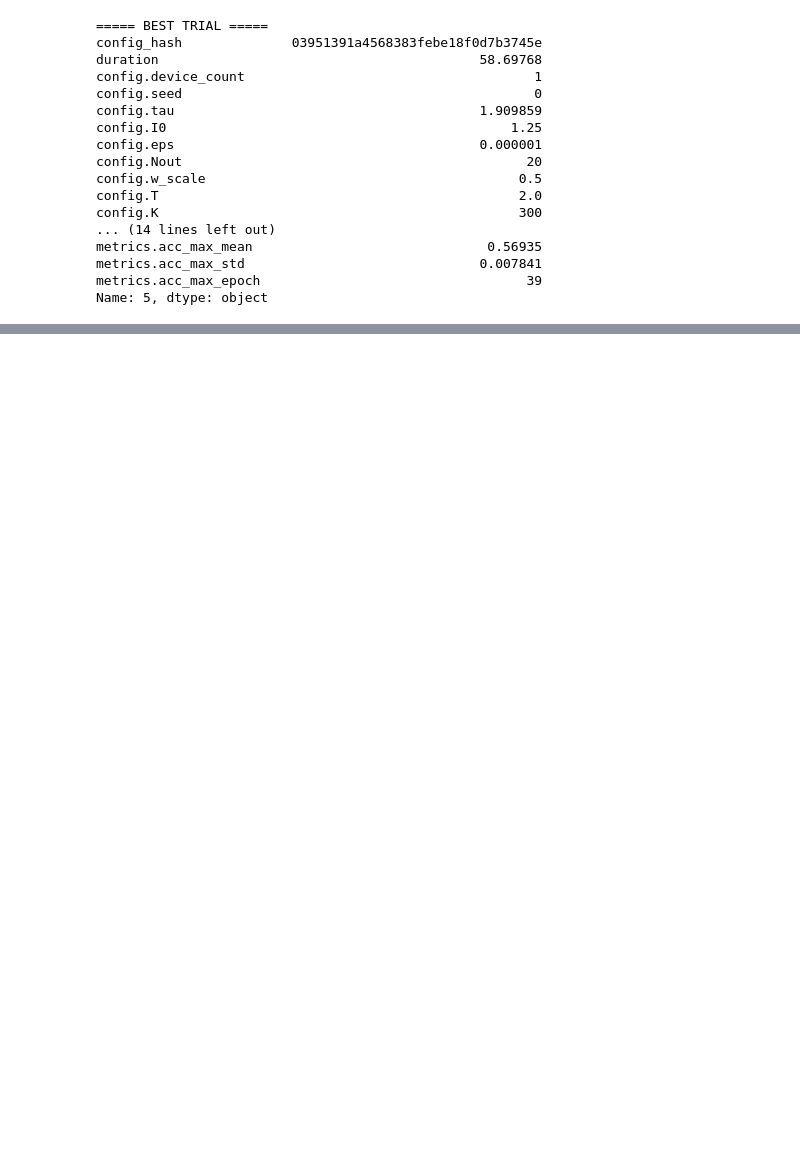
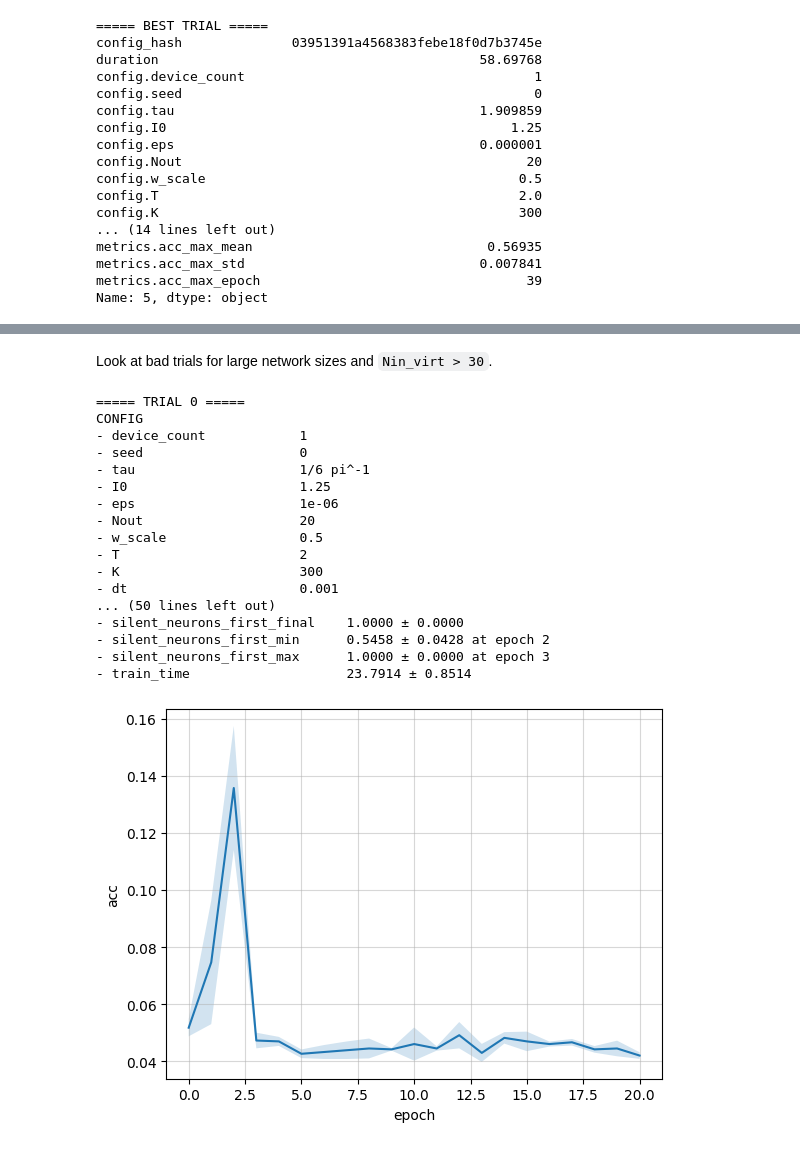
Before and after one commit to carlowenig/spikegd-carlo, a Jupyter notebook: experiments/heidelberg/analyze_grid_results_v2.ipynb, the cells around one changed output, grey strips where cells are left out. Cells and saved outputs as stored; diff of their text form; code cells hidden in the pictures; blank space fills up the shorter version.

Commit message:
v2 bad trial analysis

```diff
--- a/experiments/heidelberg/analyze_grid_results_v2.ipynb
+++ b/experiments/heidelberg/analyze_grid_results_v2.ipynb
@@ -443,0 +422,32 @@ CONFIG
+# %% [markdown]
+Look at bad trials for large network sizes and `Nin_virt > 30`.
+# %%
+bad_trials = trials_df[
+    (trials_df["config.Nlayer"] == 3)
+    & (trials_df["config.Nhidden"] >= 200)
+    & (trials_df["config.Nin_virtual"] > 30)
+].head(1)
+
+for i, trial in bad_trials.iterrows():
+    print(f"===== TRIAL {i} =====")
+    summarize_trial(trial)
+    plot_training_curves(trial["config_hash"])
+# %% [output]
+===== TRIAL 0 =====
+CONFIG
+- device_count            1
+- seed                    0
+- tau                     1/6 pi^-1
+- I0                      1.25
+- eps                     1e-06
+- Nout                    20
+- w_scale                 0.5
+- T                       2
+- K                       300
+- dt                      0.001
+... (50 lines left out)
+- silent_neurons_first_final    1.0000 ± 0.0000
+- silent_neurons_first_min      0.5458 ± 0.0428 at epoch 2
+- silent_neurons_first_max      1.0000 ± 0.0000 at epoch 3
+- train_time                    23.7914 ± 0.8514
+[figure, added]
```
Also changed, not shown: parts of 5 cells of this notebook.
